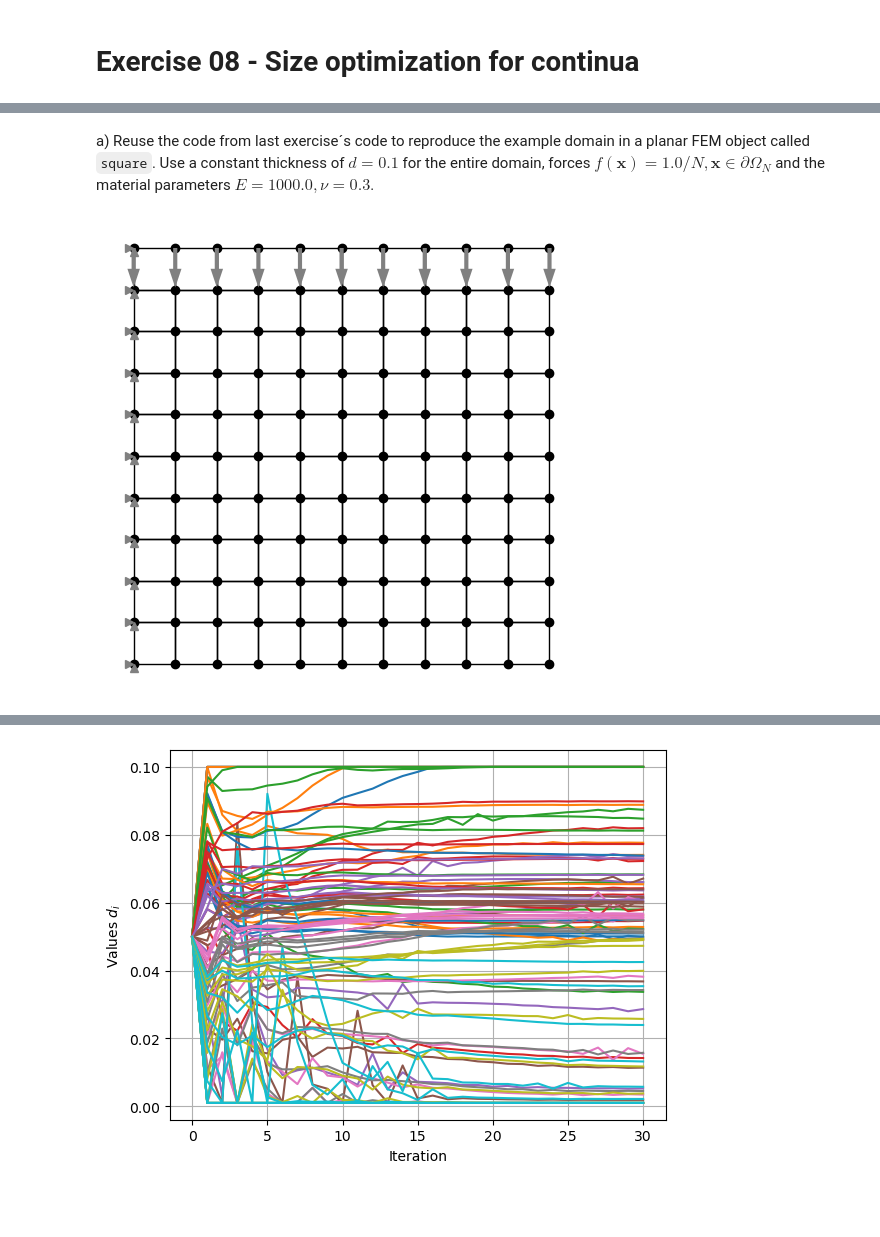
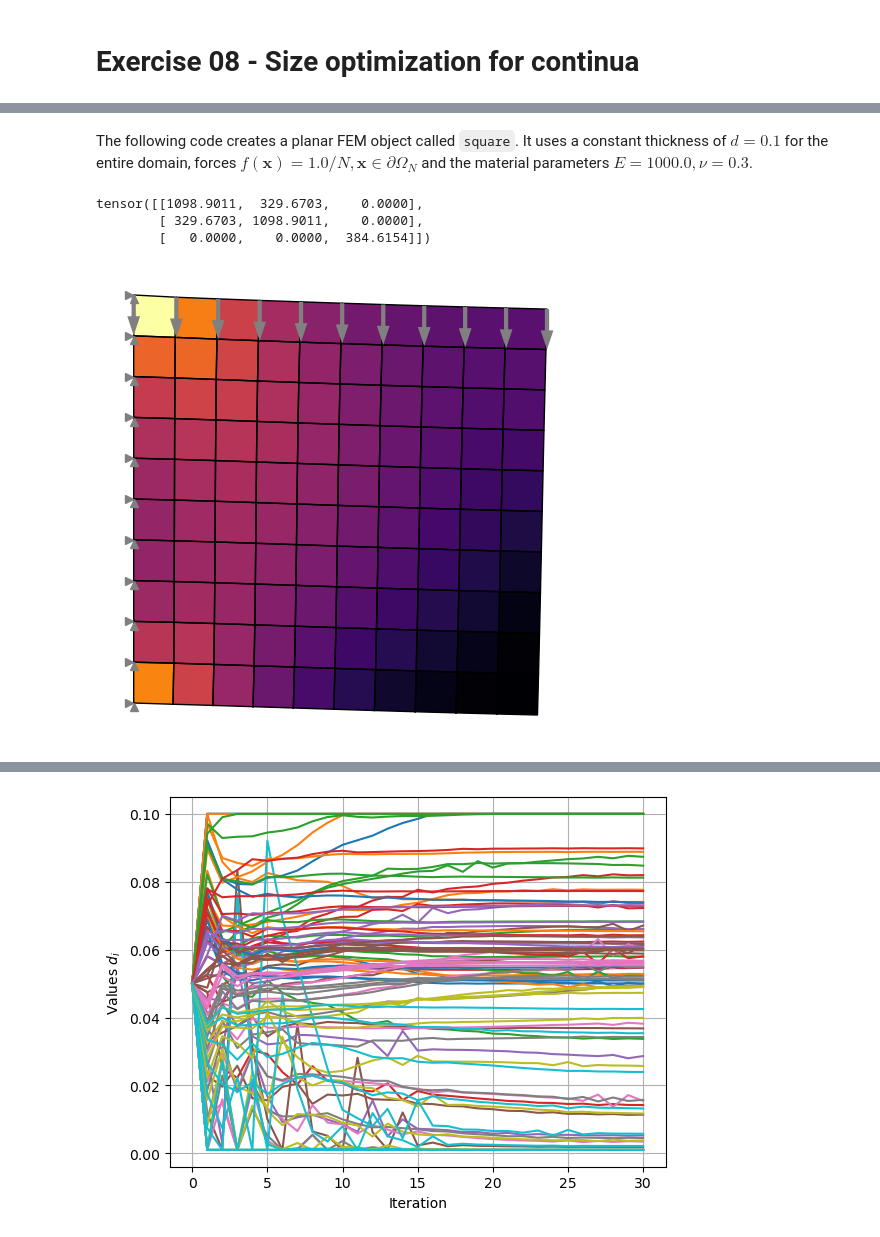
Before and after one commit to meyer-nils/structural_optimization, a Jupyter notebook: notebooks/exercise_08_sizing.ipynb, the cells around one changed output, grey strips where cells are left out. Cells and saved outputs as stored; diff of their text form; code cells hidden in the pictures; blank space fills up the shorter version.

Commit message:
Edit exercise_08

```diff
--- a/notebooks/exercise_08_sizing.ipynb
+++ b/notebooks/exercise_08_sizing.ipynb
@@ -15,46 +15,63 @@ from torchfem.materials import IsotropicPlaneStress
 
 torch.set_default_dtype(torch.double)
 # %% [markdown]
-a) Reuse the code from last exercise´s code to reproduce the example domain in a planar FEM object called `square`. Use a constant thickness of $d=0.1$ for the entire domain, forces $f(\mathbf{x}) = 1.0/N, \mathbf{x} \in \partial \Omega_N$ and the material parameters $E=1000.0, \nu=0.3$.
+The following code creates a planar FEM object called `square`. It uses a constant thickness of $d=0.1$ for the entire domain, forces $f(\mathbf{x}) = 1.0/N, \mathbf{x} \in \partial \Omega_N$ and the material parameters $E=1000.0, \nu=0.3$.
+# %%
+# Define Material
+material = IsotropicPlaneStress(E=1000.0, nu=0.3)
+print(material.C())
+# %% [output]
+tensor([[1098.9011,  329.6703,    0.0000],
+        [ 329.6703, 1098.9011,    0.0000],
+        [   0.0000,    0.0000,  384.6154]])
 # %%
-# Define Material
-material = IsotropicPlaneStress(E=1000.0, nu=0.3)
-
 # Create nodes
 N = 10
 n1 = torch.linspace(0.0, 1, N + 1)
 n2 = torch.linspace(0.0, 1, N + 1)
 n1, n2 = torch.stack(torch.meshgrid(n1, n2, indexing="xy"))
 nodes = torch.stack([n1.ravel(), n2.ravel()], dim=1)
 
 # Create elements connecting nodes
 elements = []
 for j in range(N):
     for i in range(N):
         n0 = i + j * (N + 1)
         elements.append([n0, n0 + 1, n0 + N + 2, n0 + N + 1])
 elements = torch.tensor(elements)
 
+# Define masks for boundary conditions
+top = nodes[:, 1] == 1.0
+left = nodes[:, 0] == 0.0
+right = nodes[:, 0] == 1.0
+tip = top & right
+
 # Load at top
 forces = torch.zeros_like(nodes)
-forces[N * (N + 1) : (N + 1) * (N + 1), 1] = -1.0 / N
-forces[(N + 1) * (N + 1) - 1, 1] = 0.5 * forces[(N + 1) * (N + 1) - 1, 1]
+forces[top, 1] = -1.0 / N
+forces[tip, 1] = -0.5 / N
 
 # Constrained displacement at left end
 displacements = torch.zeros_like(nodes)
 constraints = torch.zeros_like(nodes, dtype=bool)
-for i in range(N + 1):
-    constraints[i * (N + 1), :] = True
+constraints[left, :] = True
 
 # Thickness
 thickness = 0.1 * torch.ones(len(elements))
-
 
 # Create and plot the domain
 square = Planar(
     nodes, elements, forces, displacements, constraints, thickness, C=material.C()
 )
-square.plot()
+
+# Solve the system
+u, f = square.solve()
+
+# Compute von Mises stress
+mises = square.compute_stress(u, mises=True)
+
+# Plot the result
+square.plot(u=u, element_property=mises, cmap="inferno")
 # %% [output]
-[figure, old version]
+[figure, new version]
 # %% [markdown]
```
Also changed, not shown: parts of 7 cells of this notebook, 1 other file.
